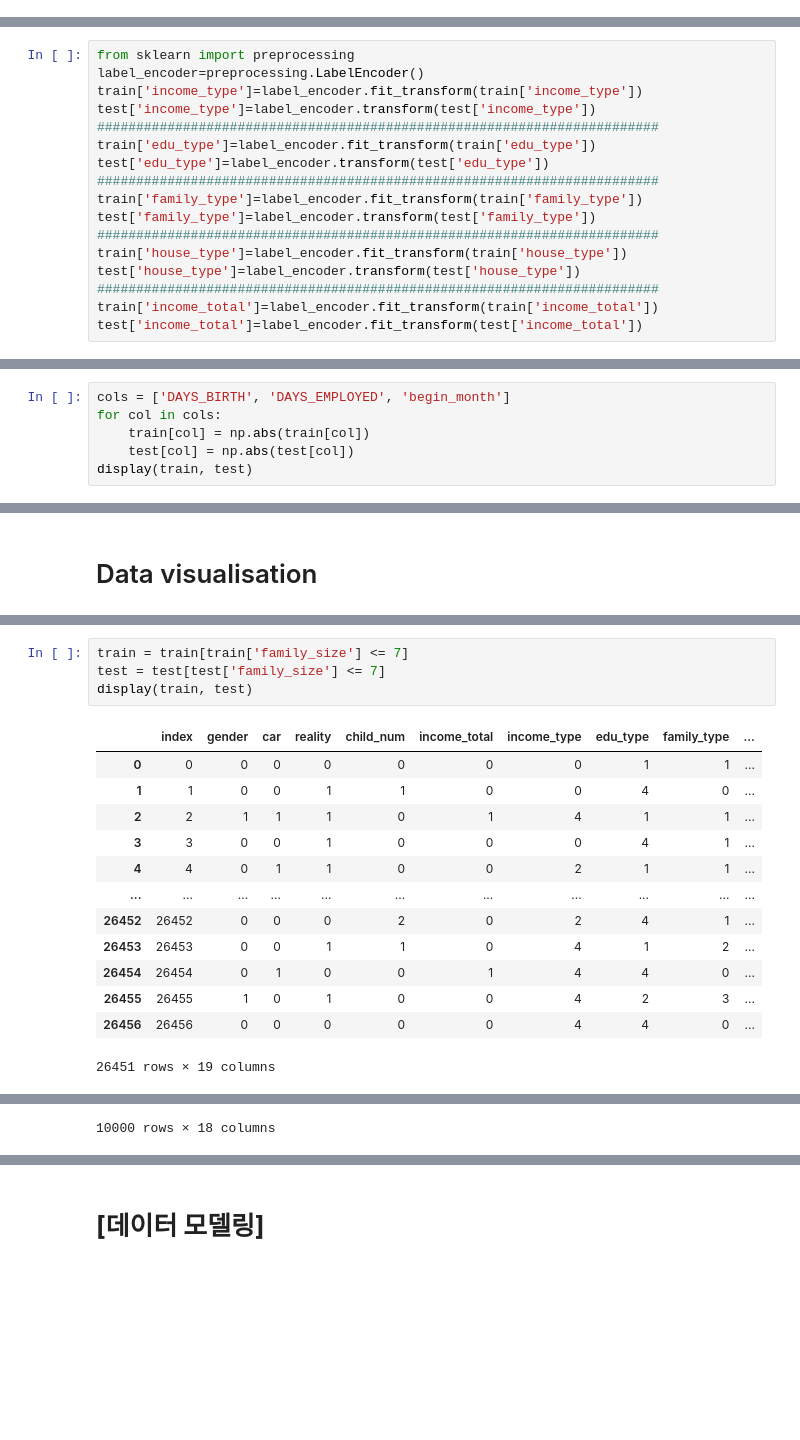
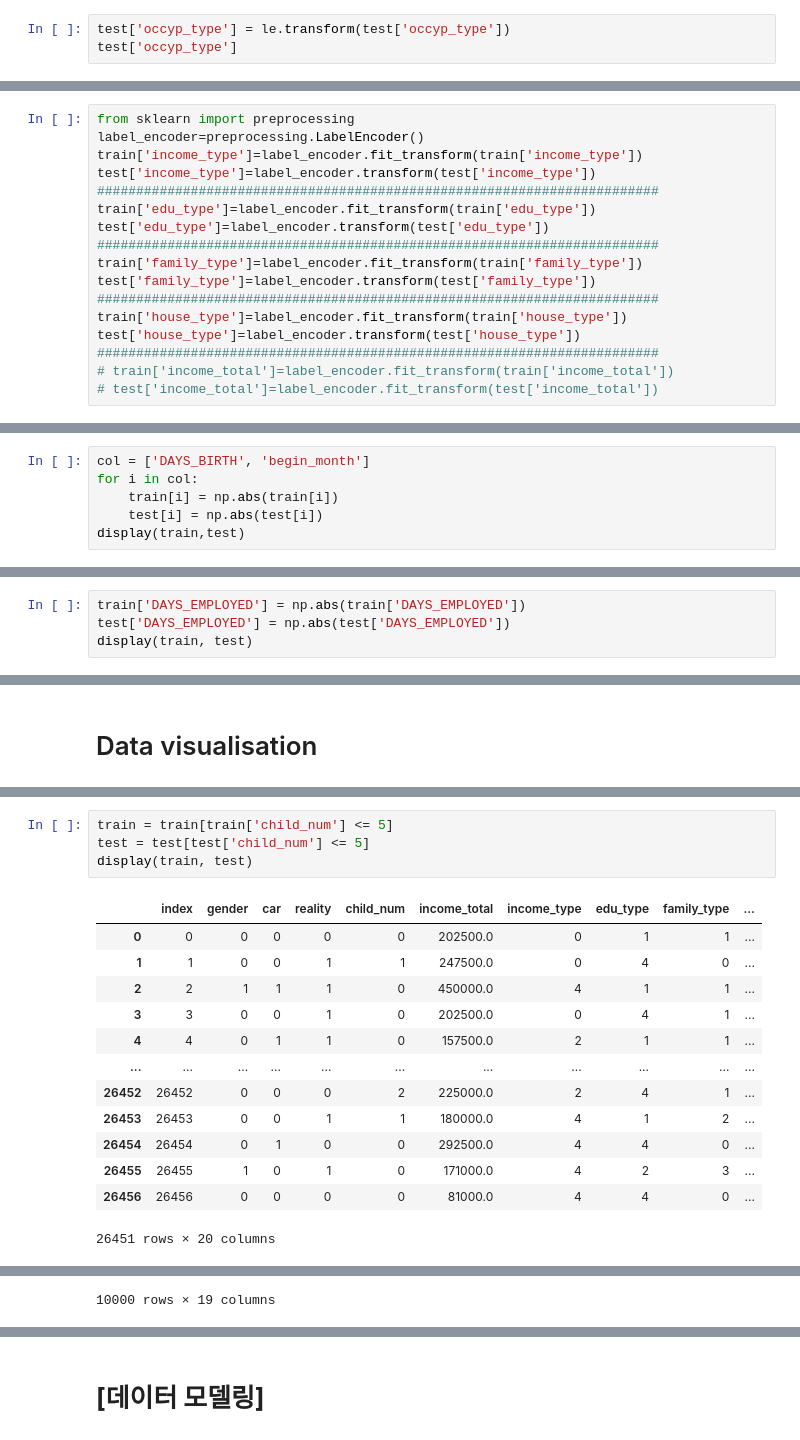
Before and after one commit to Yena-Ahn/Machine-Learning-Study, a Jupyter notebook: credit_card/credit_card_pred.ipynb, the cells around one changed output, grey strips where cells are left out. Cells and saved outputs as stored; diff of their text form; blank space fills up the shorter version.

```diff
--- a/credit_card/credit_card_pred.ipynb
+++ b/credit_card/credit_card_pred.ipynb
@@ -165,3 +139,6 @@ array(['Accountants', 'Cleaning staff', 'Cooking staff', 'Core staff',
        'NaN', 'Private service staff', 'Realty agents', 'Sales staff',
        'Secretaries', 'Security staff', 'Waiters/barmen staff'],
       dtype=object)
+# %%
+test['occyp_type'] = le.transform(test['occyp_type'])
+test['occyp_type']
@@ -324,5 +255,5 @@ test['family_type']=label_encoder.transform(test['family_type'])
 train['house_type']=label_encoder.fit_transform(train['house_type'])
 test['house_type']=label_encoder.transform(test['house_type'])
 ########################################################################
-train['income_total']=label_encoder.fit_transform(train['income_total'])
-test['income_total']=label_encoder.fit_transform(test['income_total'])
+# train['income_total']=label_encoder.fit_transform(train['income_total'])
+# test['income_total']=label_encoder.fit_transform(test['income_total'])
@@ -358,0 +299,6 @@ test['income_total']=label_encoder.fit_transform(test['income_total'])
+# %%
+col = ['DAYS_BIRTH', 'begin_month']
+for i in col:
+    train[i] = np.abs(train[i])
+    test[i] = np.abs(test[i])
+display(train,test)
@@ -393,10 +366,8 @@ display(train, test)
 # %% [markdown]
 # Negative values to positive values
 # %%
-cols = ['DAYS_BIRTH', 'DAYS_EMPLOYED', 'begin_month']
-for col in cols:
-    train[col] = np.abs(train[col])
-    test[col] = np.abs(test[col])
+train['DAYS_EMPLOYED'] = np.abs(train['DAYS_EMPLOYED'])
+test['DAYS_EMPLOYED'] = np.abs(test['DAYS_EMPLOYED'])
 display(train, test)
 # %% [output]
 |  | index | gender | car | reality | child_num | income_total | income_type | edu_type | family_type | ... |
@@ -494,19 +423,19 @@ train[train['family_size'] > 7]
 # %%
-train = train[train['family_size'] <= 7]
-test = test[test['family_size'] <= 7]
+train = train[train['child_num'] <= 5]
+test = test[test['child_num'] <= 5]
 display(train, test)
 # %% [output]
 |  | index | gender | car | reality | child_num | income_total | income_type | edu_type | family_type | ... |
-| 0 | 0 | 0 | 0 | 0 | 0 | 0 | 0 | 1 | 1 | ... |
-| 1 | 1 | 0 | 0 | 1 | 1 | 0 | 0 | 4 | 0 | ... |
-| 2 | 2 | 1 | 1 | 1 | 0 | 1 | 4 | 1 | 1 | ... |
-| 3 | 3 | 0 | 0 | 1 | 0 | 0 | 0 | 4 | 1 | ... |
-| 4 | 4 | 0 | 1 | 1 | 0 | 0 | 2 | 1 | 1 | ... |
+| 0 | 0 | 0 | 0 | 0 | 0 | 202500.0 | 0 | 1 | 1 | ... |
+| 1 | 1 | 0 | 0 | 1 | 1 | 247500.0 | 0 | 4 | 0 | ... |
+| 2 | 2 | 1 | 1 | 1 | 0 | 450000.0 | 4 | 1 | 1 | ... |
+| 3 | 3 | 0 | 0 | 1 | 0 | 202500.0 | 0 | 4 | 1 | ... |
+| 4 | 4 | 0 | 1 | 1 | 0 | 157500.0 | 2 | 1 | 1 | ... |
 | ... | ... | ... | ... | ... | ... | ... | ... | ... | ... | ... |
-| 26452 | 26452 | 0 | 0 | 0 | 2 | 0 | 2 | 4 | 1 | ... |
-| 26453 | 26453 | 0 | 0 | 1 | 1 | 0 | 4 | 1 | 2 | ... |
-| 26454 | 26454 | 0 | 1 | 0 | 0 | 1 | 4 | 4 | 0 | ... |
-| 26455 | 26455 | 1 | 0 | 1 | 0 | 0 | 4 | 2 | 3 | ... |
-| 26456 | 26456 | 0 | 0 | 0 | 0 | 0 | 4 | 4 | 0 | ... |
+| 26452 | 26452 | 0 | 0 | 0 | 2 | 225000.0 | 2 | 4 | 1 | ... |
+| 26453 | 26453 | 0 | 0 | 1 | 1 | 180000.0 | 4 | 1 | 2 | ... |
+| 26454 | 26454 | 0 | 1 | 0 | 0 | 292500.0 | 4 | 4 | 0 | ... |
+| 26455 | 26455 | 1 | 0 | 1 | 0 | 171000.0 | 4 | 2 | 3 | ... |
+| 26456 | 26456 | 0 | 0 | 0 | 0 | 81000.0 | 4 | 4 | 0 | ... |
-26451 rows × 19 columns
+26451 rows × 20 columns
 |  | index | gender | car | reality | child_num | income_total | income_type | edu_type | family_type | ... |
@@ -524 +453 @@ display(train, test)
-10000 rows × 18 columns
+10000 rows × 19 columns
```
Also changed, not shown: parts of 48 cells of this notebook.
